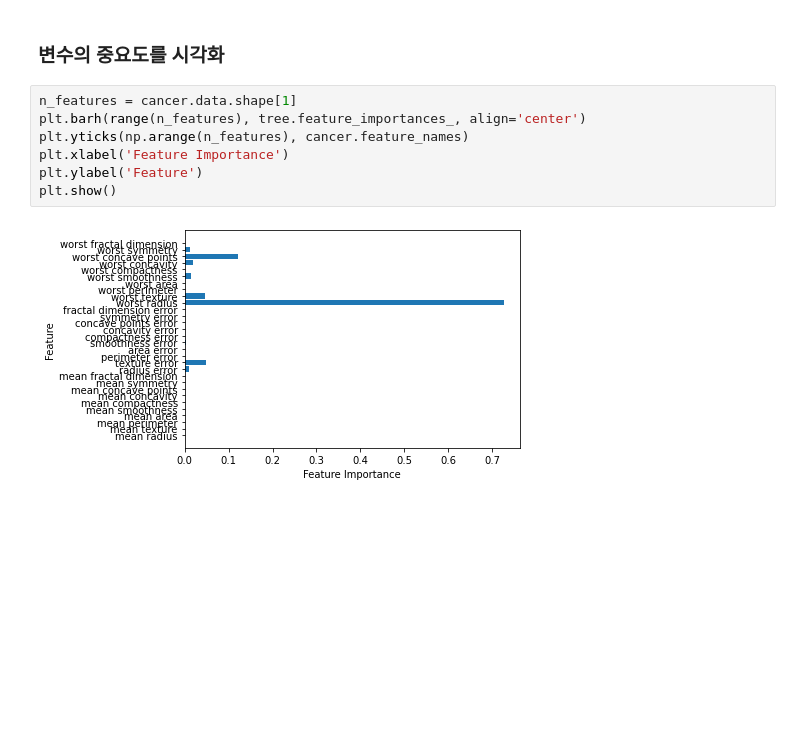
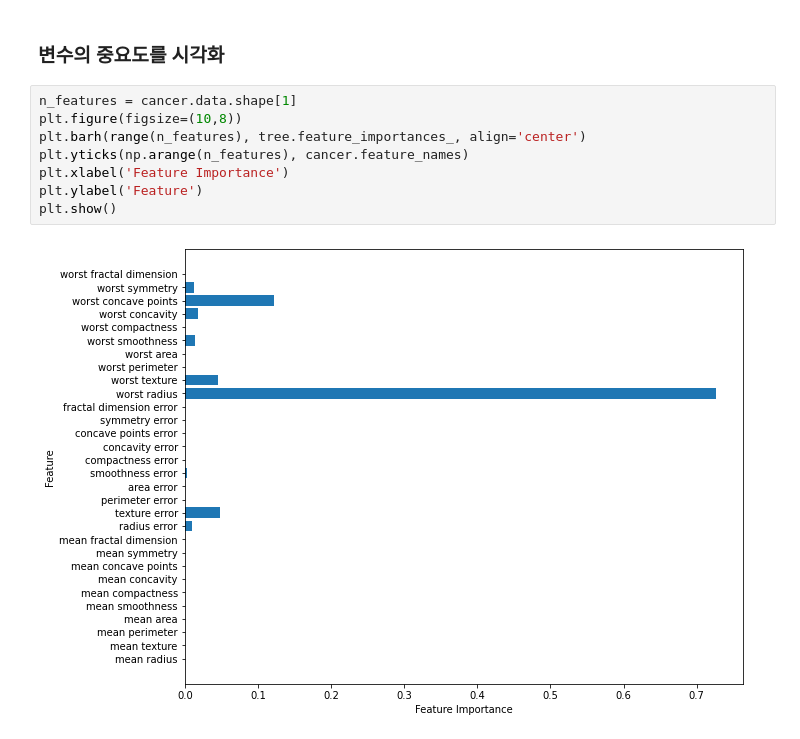
Before and after one commit to aonekoda/YGL_2, a Jupyter notebook: 03Supervised/04DecisionTree_RandomForest/01DecisionTree.ipynb, the cells around one changed output. Saved outputs shown, nothing was run; the diff lists cells and outputs as text; blank space fills up the shorter version.

```diff
--- a/03Supervised/04DecisionTree_RandomForest/01DecisionTree.ipynb
+++ b/03Supervised/04DecisionTree_RandomForest/01DecisionTree.ipynb
@@ -84,10 +76,11 @@ Feature Importances:
 ### 변수의 중요도를 시각화
 # %%
 n_features = cancer.data.shape[1]
+plt.figure(figsize=(10,8))
 plt.barh(range(n_features), tree.feature_importances_, align='center')
 plt.yticks(np.arange(n_features), cancer.feature_names)
 plt.xlabel('Feature Importance')
 plt.ylabel('Feature')
 plt.show()
 # %% [output]
-[figure, old version]
+[figure, new version]
```
Also changed, not shown: parts of 3 cells of this notebook.
